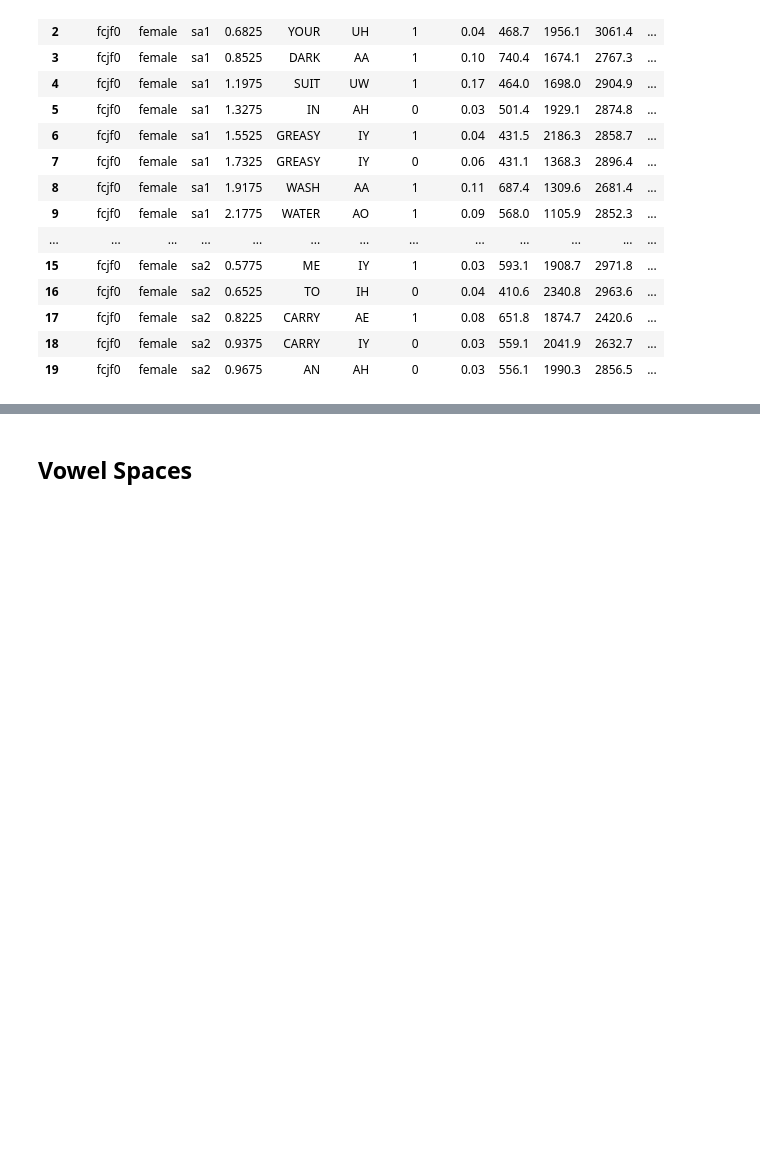
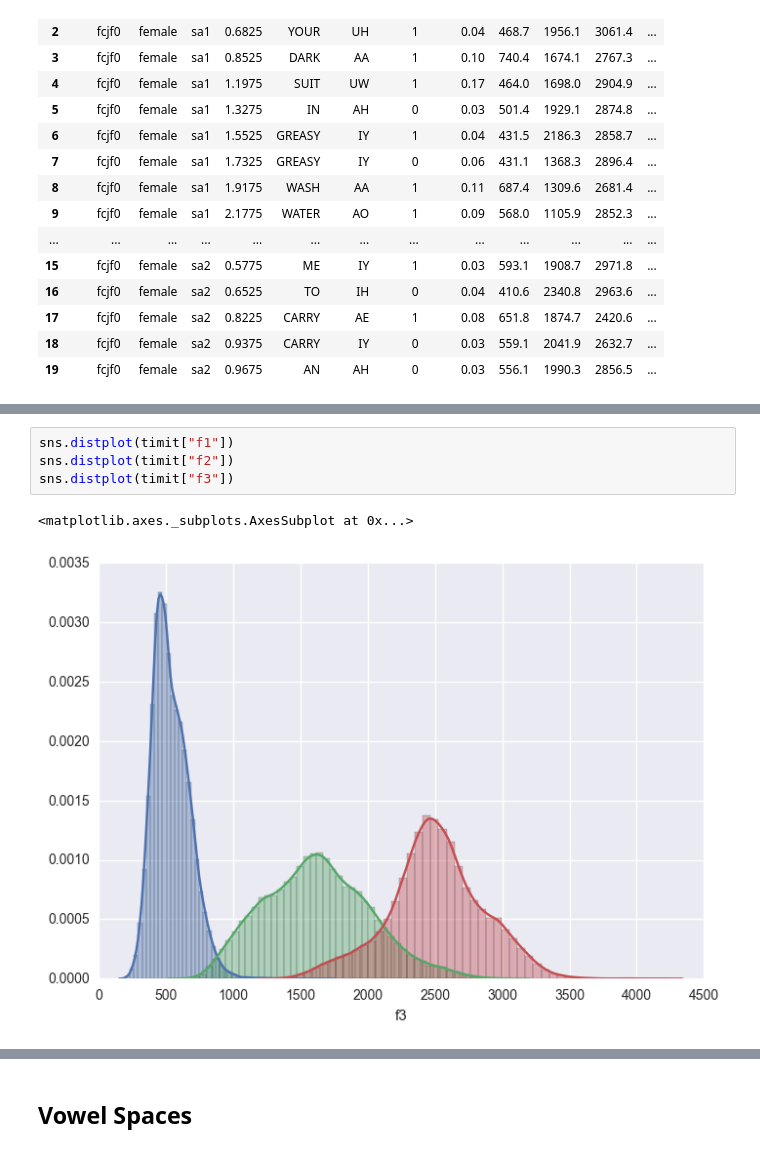
Before and after one commit to ds-modules/LINGUIS-110, a Jupyter notebook: VowelFormants.ipynb, the cells around one changed output, grey strips where cells are left out. Drawn from its saved outputs; the diff is of its cells as text; blank space fills up the shorter version.

```diff
--- a/VowelFormants.ipynb
+++ b/VowelFormants.ipynb
@@ -29,0 +40,7 @@ timit.head(20)
+# %%
+sns.distplot(timit["f1"])
+sns.distplot(timit["f2"])
+sns.distplot(timit["f3"])
+# %% [output]
+<matplotlib.axes._subplots.AxesSubplot at 0x...>
+[figure, added]
```
Also changed, not shown: parts of 10 cells of this notebook.
